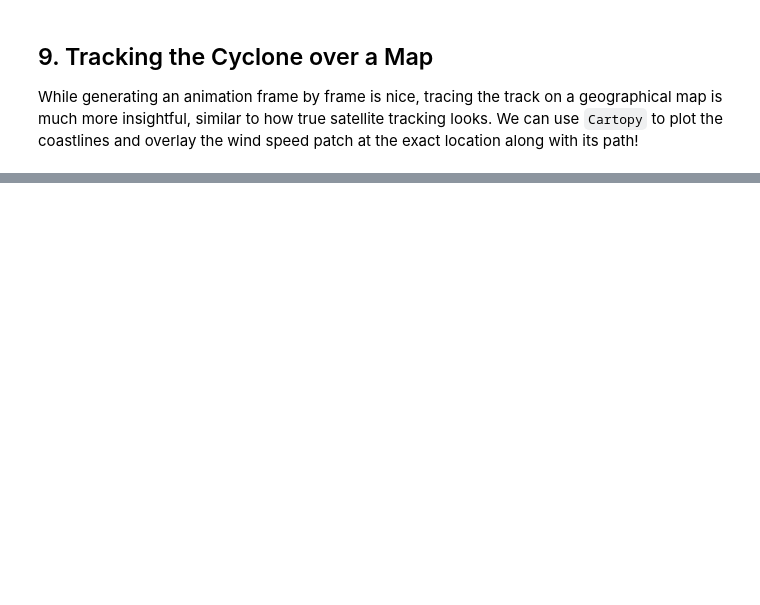
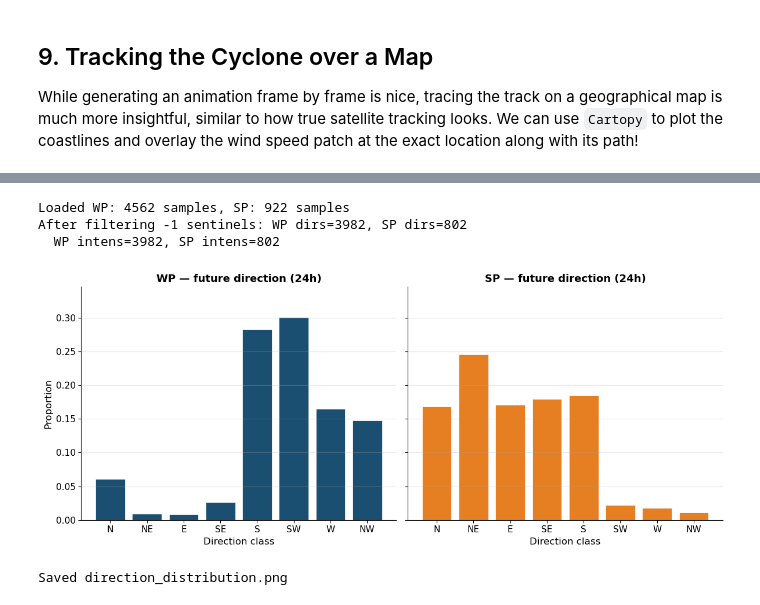
Before and after one commit to ya325icacuk/climate-change-group-project, a Jupyter notebook: Starter Notebook.ipynb, the cells around one changed output, grey strips where cells are left out. Drawn from its saved outputs; the diff is of its cells as text; code cells hidden in the pictures; blank space fills up the shorter version.

```diff
--- a/Starter Notebook.ipynb
+++ b/Starter Notebook.ipynb
@@ -578,0 +714,61 @@ Generating aesthetic geographic track animation...
+# %%
+import seaborn as sns
+
+DIR_LABELS = ["N", "NE", "E", "SE", "S", "SW", "W", "NW"]
+WP_COLOR = "#1b4f72"
+SP_COLOR = "#e67e22"
+
+def load_env_labels(basin):
+    """Load future_direction24 and future_inte_change24 for all samples in a basin."""
+    dirs, intens = [], []
+    env_root = TCND_ROOT / "Env-Data" / basin
+    for npy_path in sorted(env_root.rglob("*.npy")):
+        d = np.load(npy_path, allow_pickle=True).item()
+        dirs.append(int(d["future_direction24"]))
+        intens.append(int(d["future_inte_change24"]))
+    return np.array(dirs), np.array(intens)
+
+wp_dirs, wp_intens = load_env_labels("WP")
+sp_dirs, sp_intens = load_env_labels("SP")
+print(f"Loaded WP: {len(wp_dirs)} samples, SP: {len(sp_dirs)} samples")
+
+# CHANGED: FILTER OUT -1 SENTINEL VALUES (USED FOR MISSING DATA AT START OF STORM TRACKS)
+wp_dirs_valid = wp_dirs[wp_dirs >= 0]
+sp_dirs_valid = sp_dirs[sp_dirs >= 0]
+wp_intens_valid = wp_intens[wp_intens >= 0]
+sp_intens_valid = sp_intens[sp_intens >= 0]
+print(f"After filtering -1 sentinels: WP dirs={len(wp_dirs_valid)}, SP dirs={len(sp_dirs_valid)}")
+print(f"  WP intens={len(wp_intens_valid)}, SP intens={len(sp_intens_valid)}")
+
+# proportions
+wp_dir_prop = np.bincount(wp_dirs_valid, minlength=8) / len(wp_dirs_valid)
+sp_dir_prop = np.bincount(sp_dirs_valid, minlength=8) / len(sp_dirs_valid)
+
+fig, (ax1, ax2) = plt.subplots(1, 2, figsize=(12, 5), sharey=True)
+
+ax1.bar(DIR_LABELS, wp_dir_prop, color=WP_COLOR, edgecolor="white", linewidth=0.5)
+ax1.set_title("WP — future direction (24h)", fontsize=13, fontweight="bold")
+ax1.set_ylabel("Proportion", fontsize=12)
+ax1.set_xlabel("Direction class", fontsize=12)
+ax1.set_ylim(0, max(wp_dir_prop.max(), sp_dir_prop.max()) * 1.15)
+
+ax2.bar(DIR_LABELS, sp_dir_prop, color=SP_COLOR, edgecolor="white", linewidth=0.5)
+ax2.set_title("SP — future direction (24h)", fontsize=13, fontweight="bold")
+ax2.set_xlabel("Direction class", fontsize=12)
+
+for ax in (ax1, ax2):
+    ax.spines["top"].set_visible(False)
+    ax.spines["right"].set_visible(False)
+    ax.tick_params(labelsize=11)
+    ax.grid(axis="y", alpha=0.3)
+
+plt.tight_layout()
+plt.savefig("direction_distribution.png", dpi=300, bbox_inches="tight")
+plt.show()
+print("Saved direction_distribution.png")
+# %% [output]
+Loaded WP: 4562 samples, SP: 922 samples
+After filtering -1 sentinels: WP dirs=3982, SP dirs=802
+  WP intens=3982, SP intens=802
+[figure, added]
+Saved direction_distribution.png
```
Also changed, not shown: parts of 14 cells of this notebook, 4 other files.
